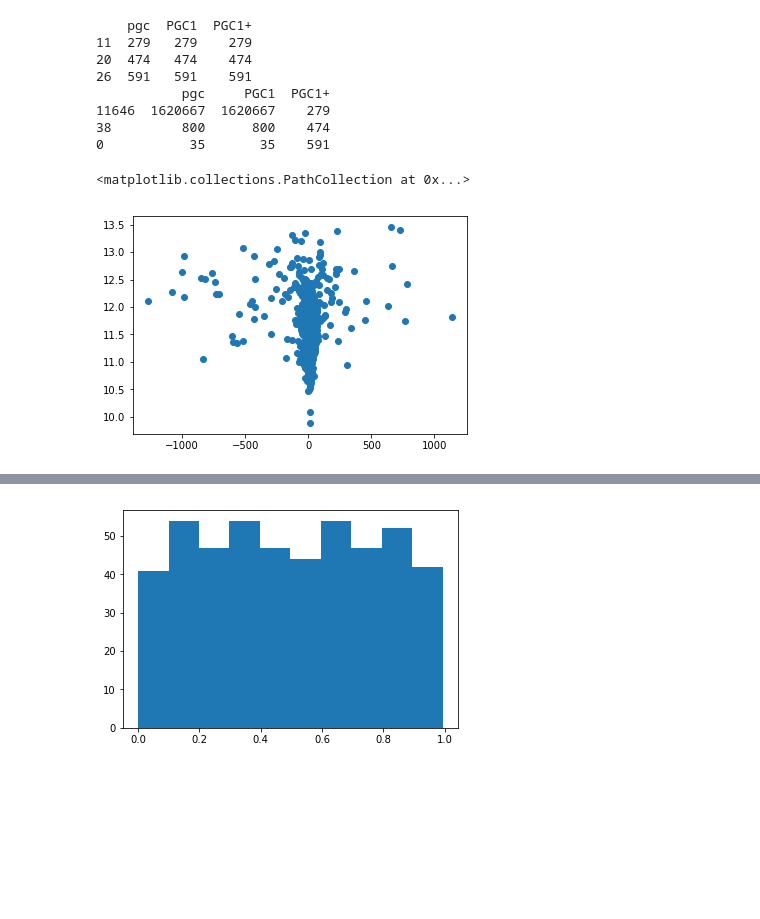
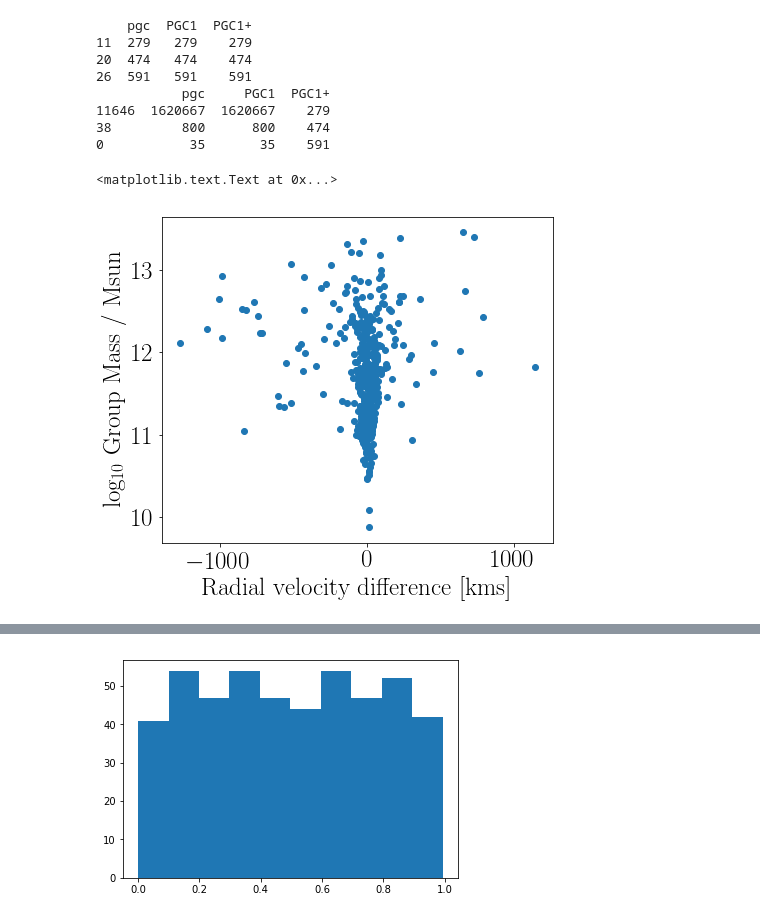
Before and after one commit to forero/GalaxyPairs, a Jupyter notebook: code/pairs_3500kms.ipynb, the cells around one changed output, grey strips where cells are left out. Drawn from its saved outputs; the diff is of its cells as text; code cells hidden in the pictures; blank space fills up the shorter version.

```diff
--- a/code/pairs_3500kms.ipynb
+++ b/code/pairs_3500kms.ipynb
@@ -107,9 +107,16 @@ print(group_MW[['pgc', 'PGC1', 'PGC1+']][0:3])
 38         800      800    474
 0           35       35    591
 # %%
+fig = plt.figure(1, figsize=(7,6))
+plt.rc('text', usetex=True,)
+plt.rc('font', family='serif', size=25)
+
 plt.scatter(group_M31['Vhel'].values- group_MW['Vhel'].values,
            np.log10(10**group_M31['gMassL'].values+10**group_MW['gMassL'].values))
+
+plt.xlabel('Radial velocity difference [kms]')
+plt.ylabel('log$_{10}$ Group Mass / Msun')
 # %% [output]
-<matplotlib.collections.PathCollection at 0x...>
+<matplotlib.text.Text at 0x...>
-[figure, old version]
+[figure, new version]
 # %%
```
Also changed, not shown: parts of 3 cells of this notebook.
